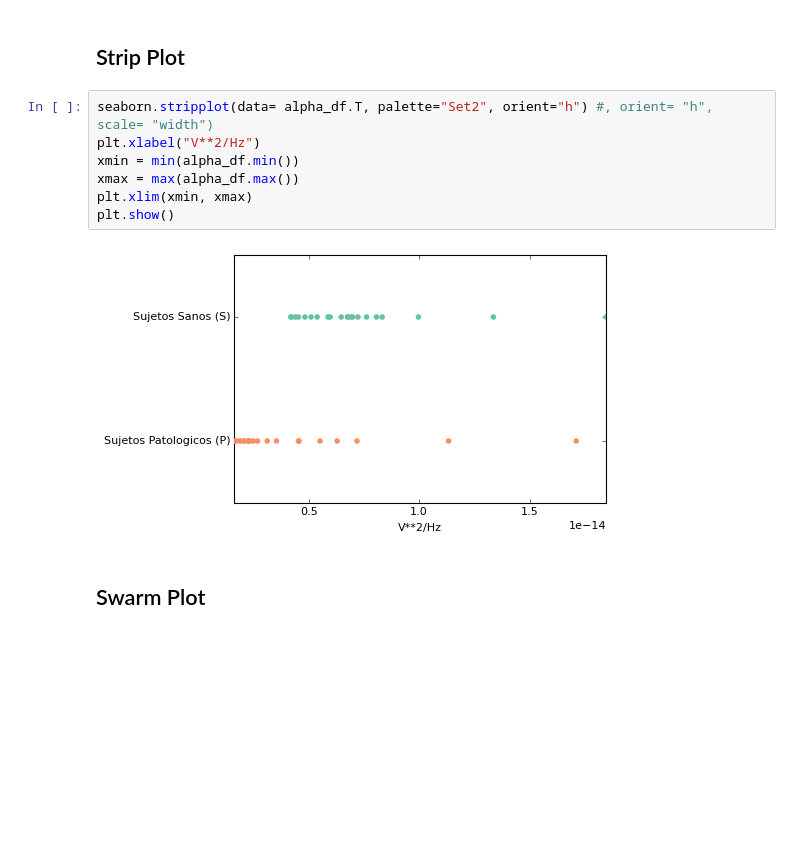
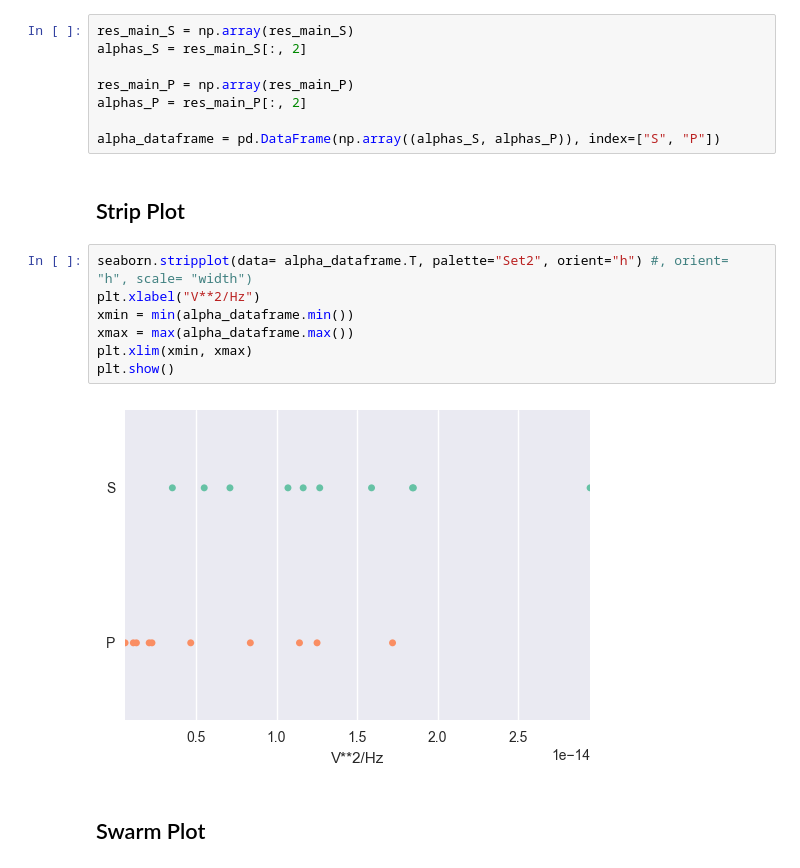
Before and after one commit to turtle-lea/ciencia-de-datos, a Jupyter notebook: tp-2/tp2-version-final.ipynb, the cells around one changed output. Cells and saved outputs as stored; diff of their text form; blank space fills up the shorter version.

```diff
--- a/tp-2/tp2-version-final.ipynb
+++ b/tp-2/tp2-version-final.ipynb
@@ -305,14 +253,22 @@ alpha_df
+# %%
+res_main_S = np.array(res_main_S)
+alphas_S = res_main_S[:, 2]
+
+res_main_P = np.array(res_main_P)
+alphas_P = res_main_P[:, 2]
+
+alpha_dataframe = pd.DataFrame(np.array((alphas_S, alphas_P)), index=["S", "P"])
 # %% [markdown]
 ## Strip Plot
 # %%
-seaborn.stripplot(data= alpha_df.T, palette="Set2", orient="h") #, orient= "h", scale= "width")
+seaborn.stripplot(data= alpha_dataframe.T, palette="Set2", orient="h") #, orient= "h", scale= "width")
 plt.xlabel("V**2/Hz")
-xmin = min(alpha_df.min())
-xmax = max(alpha_df.max())
+xmin = min(alpha_dataframe.min())
+xmax = max(alpha_dataframe.max())
 plt.xlim(xmin, xmax)
 plt.show()
 # %% [output]
-[figure, old version]
+[figure, new version]
 # %% [markdown]
 ## Swarm Plot
 # %%
```
Also changed, not shown: parts of 15 cells of this notebook.
